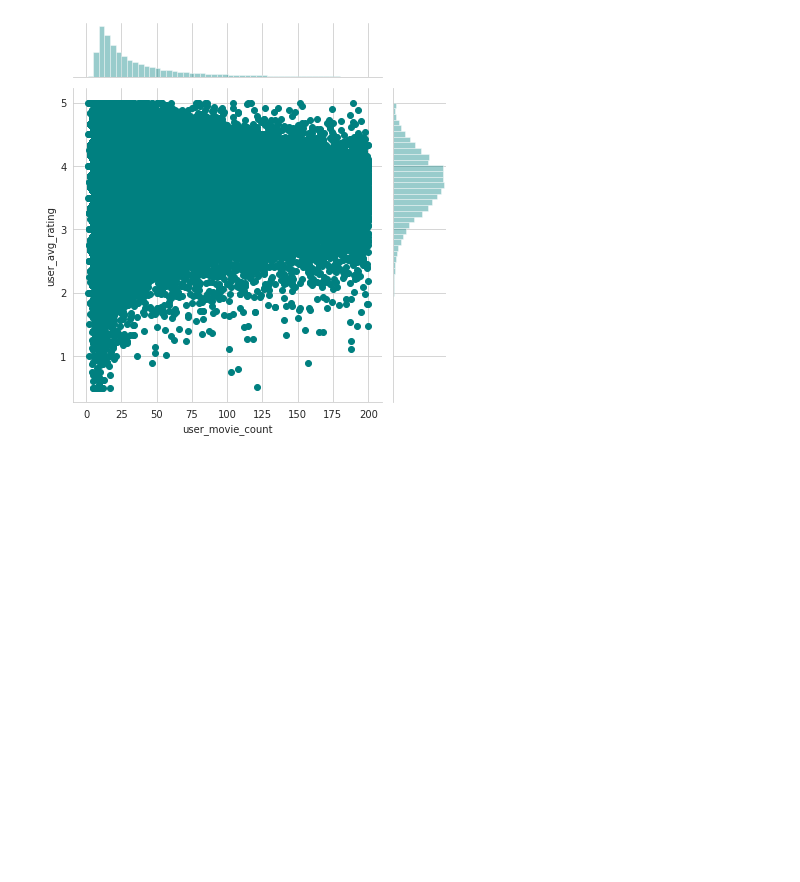
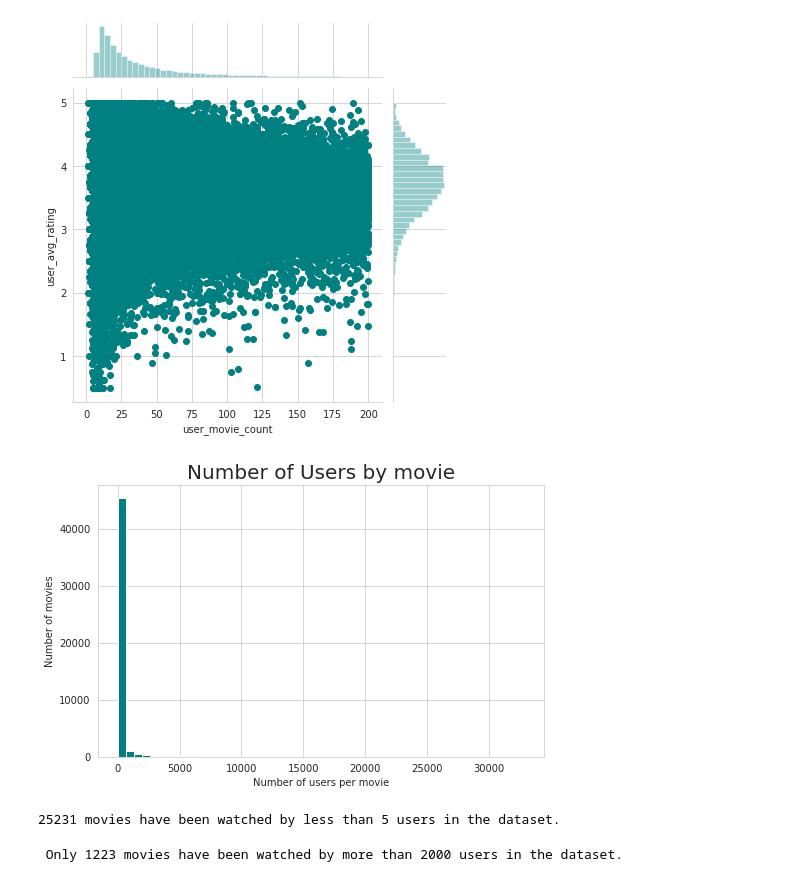
Before and after one commit to titusndondo/unsupervised-predict-streamlit-template, a Jupyter notebook: predict_deliverables/EDA.ipynb, the cells around one changed output. Cells and saved outputs as stored; diff of their text form; code cells hidden in the pictures; blank space fills up the shorter version.

```diff
--- a/predict_deliverables/EDA.ipynb
+++ b/predict_deliverables/EDA.ipynb
@@ -303,3 +319,23 @@ plt.show()
 # %% [output]
 <Figure size 576x360 with 0 Axes>
 [figure]
+# %%
+fig = plt.figure(figsize = (8, 5))
+g = num_of_users_per_movie.plot(kind = 'hist', bins = 50, color = 'teal')
+g.set_ylabel('Number of movies')
+g.set_xlabel('Number of users per movie')
+g.set_title('Number of Users by movie', fontsize = 20)
+plt.show()
+# %% [output]
+[figure, added]
+# %%
+movieids_w_less_than_n = num_of_users_per_movie[num_of_users_per_movie < 5].index
+print(f"{len(movieids_w_less_than_n)} movies have been watched by less than 5 users in the dataset.")
+# %% [output]
+25231 movies have been watched by less than 5 users in the dataset.
+# %%
+n = 2000
+movieids_w_more_than_n = num_of_users_per_movie[num_of_users_per_movie > n].index
+print(f" Only {len(movieids_w_more_than_n)} movies have been watched by more than {n} users in the dataset.")
+# %% [output]
+ Only 1223 movies have been watched by more than 2000 users in the dataset.
```
Also changed, not shown: parts of 21 cells of this notebook.
